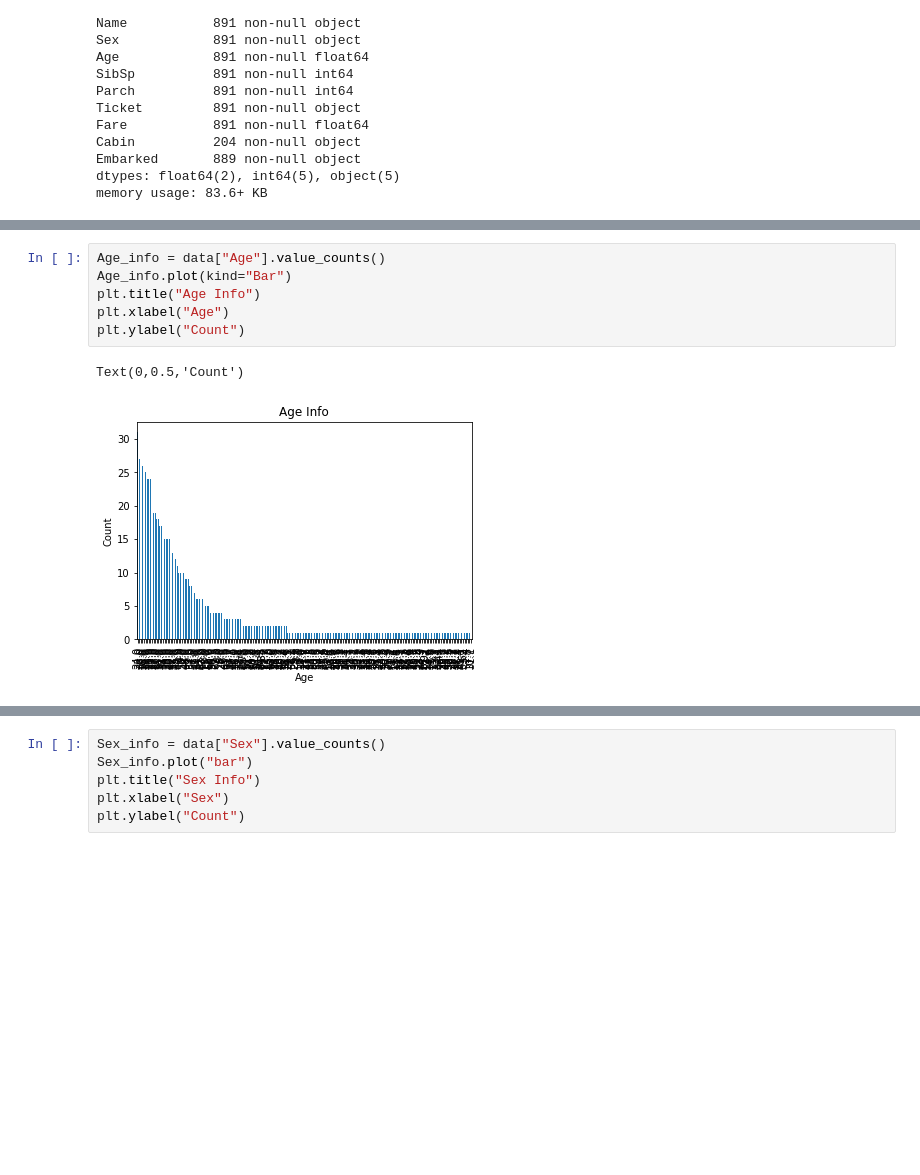
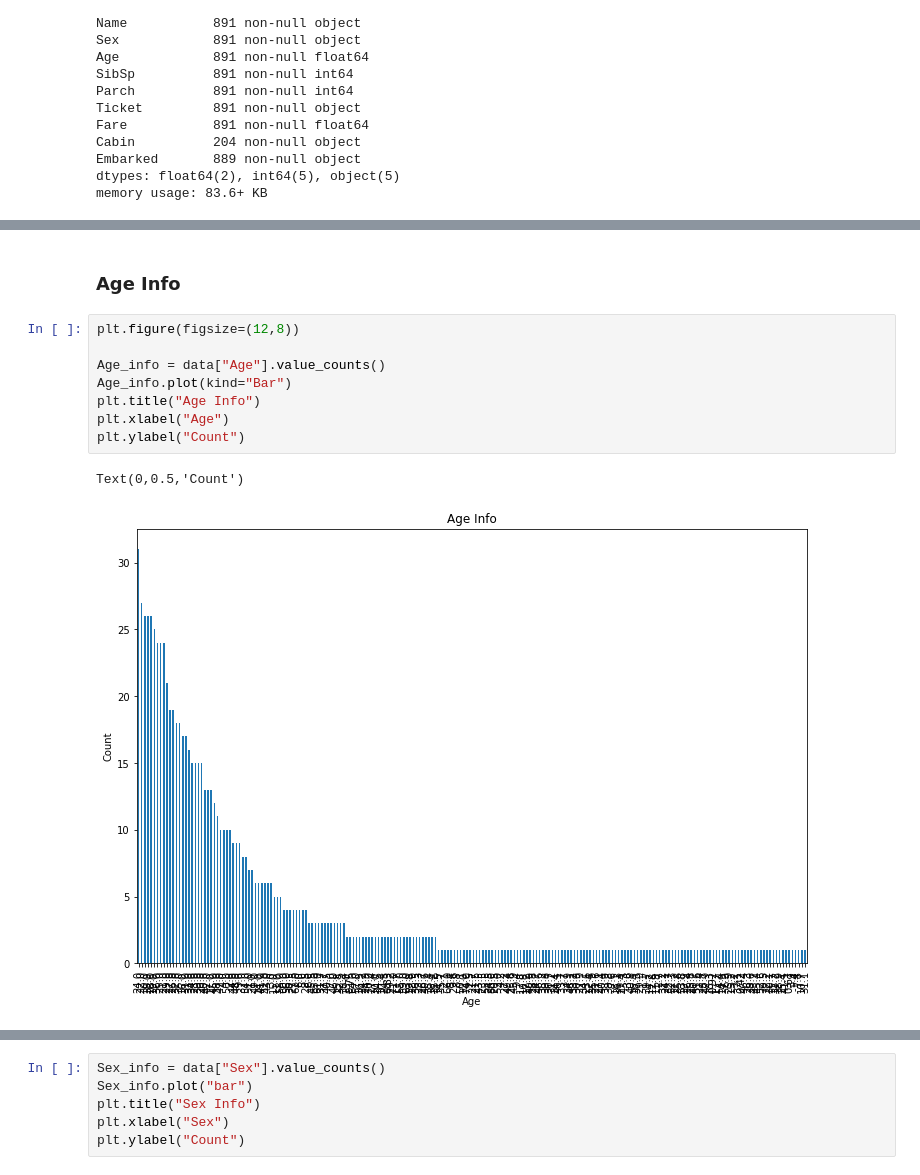
Before and after one commit to PRESIDENT810/Kaggle_Titanic, a Jupyter notebook: View_data.ipynb, the cells around one changed output, grey strips where cells are left out. Cells and saved outputs as stored; diff of their text form; blank space fills up the shorter version.

Commit message:
Data visualization complete

```diff
--- a/View_data.ipynb
+++ b/View_data.ipynb
@@ -69,9 +118,13 @@ TypeError: int() argument must be a string, a bytes-like object or a number, not
+# %% [markdown]
+### Age Info
 # %%
+plt.figure(figsize=(12,8))
+
 Age_info = data["Age"].value_counts()
 Age_info.plot(kind="Bar")
 plt.title("Age Info")
 plt.xlabel("Age")
 plt.ylabel("Count")
 # %% [output]
 Text(0,0.5,'Count')
-[figure, old version]
+[figure, new version]
```
Also changed, not shown: parts of 21 cells of this notebook.
